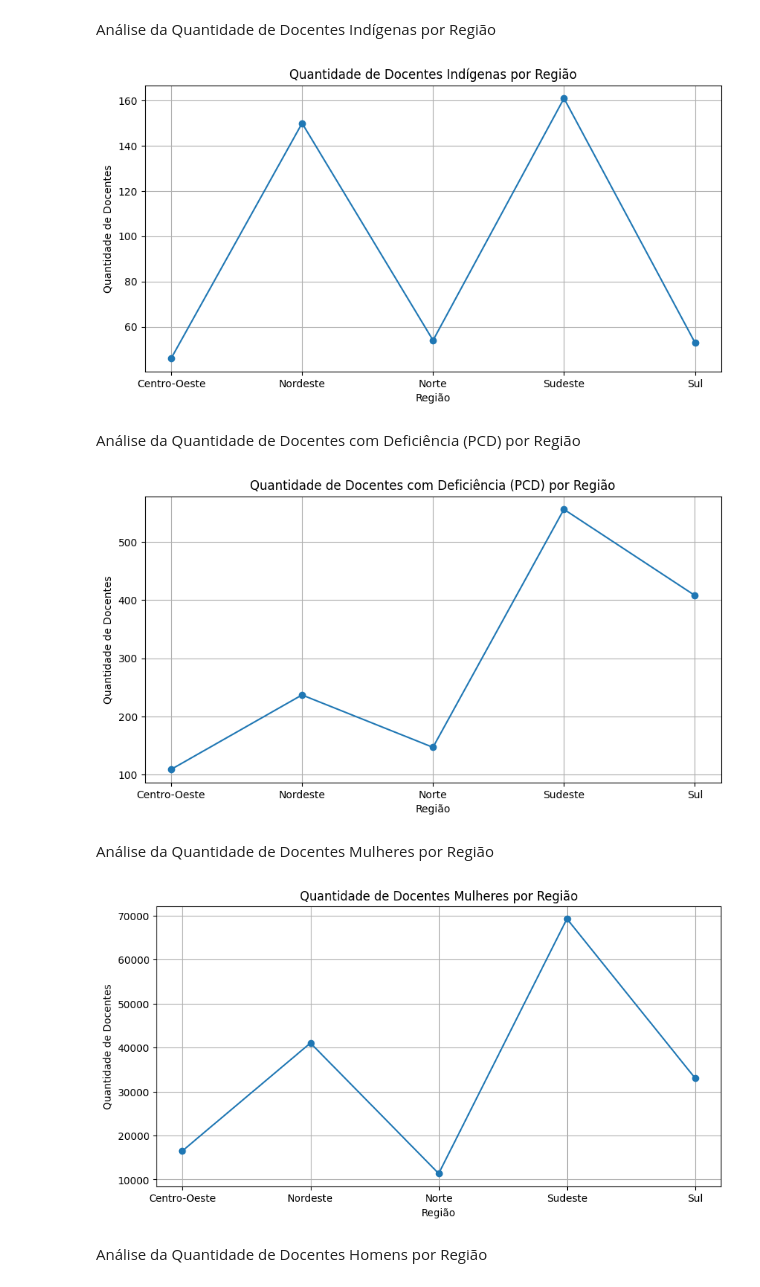
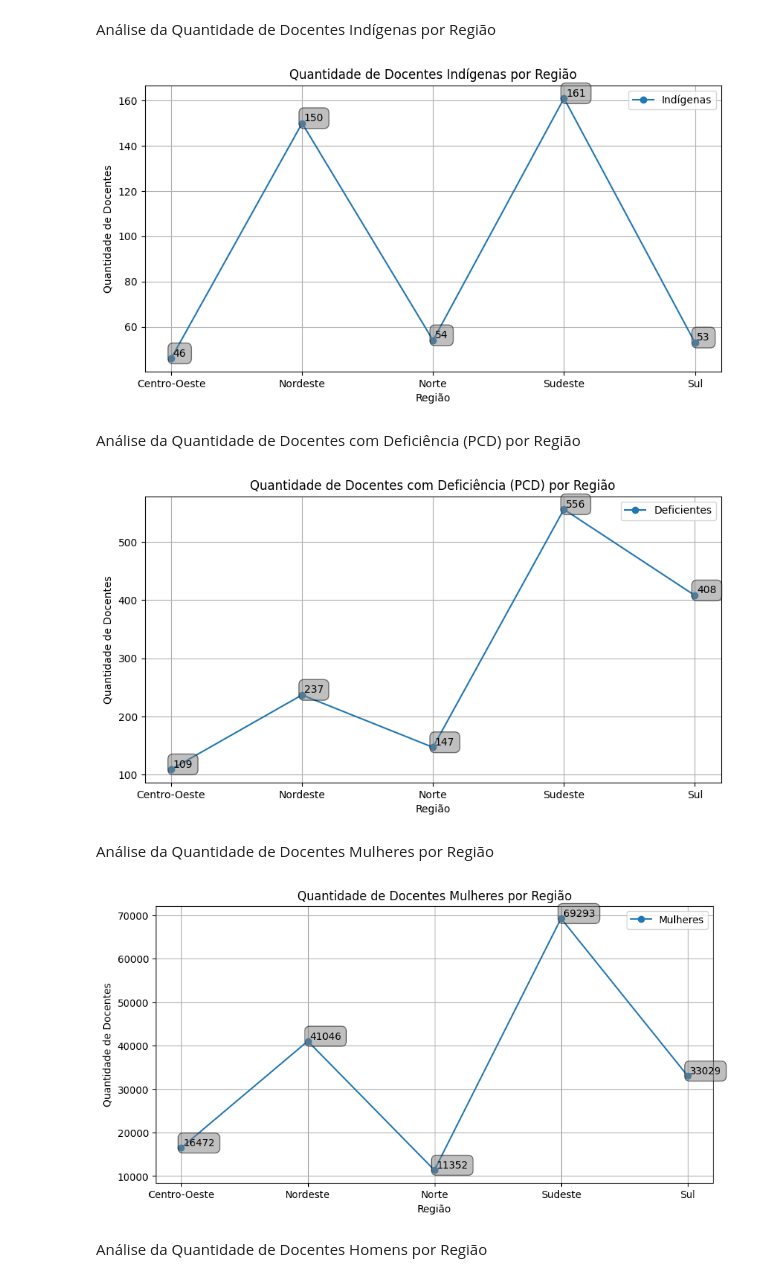
Before and after one commit to luanmenezesmatos/Kick-TrabalhoPython, a Jupyter notebook: script.ipynb, the cells around one changed output. Saved outputs shown, nothing was run; the diff lists cells and outputs as text; code cells hidden in the pictures.

```diff
--- a/script.ipynb
+++ b/script.ipynb
@@ -117,6 +146,16 @@ plt.ylabel('Quantidade de Docentes') # Legenda do eixo Y
 
 plt.grid(True) # Exibindo as linhas de grade
 
+plt.legend(['Amarelos']) # Exibindo a legenda (nome da linha) no gráfico
+
+# Mostrar o valor específico ao lado de cada ponto no gráfico
+for i, j in zip(dataDocAmarelosTotal.index, dataDocAmarelosTotal.values):
+  plt.annotate(str(j), xy=(i, j), xytext=(2, 2), textcoords='offset points', bbox=dict(boxstyle='round, pad=0.5', fc='gray', alpha=0.5))
+  # xy=(i, j) é o ponto onde será exibido o valor
+  # xytext=(2, 2) é o deslocamento do texto
+  # textcoords='offset points' é o tipo de coordenada do texto
+  # bbox=dict(boxstyle='round, pad=0.5', fc='gray', alpha=0.5) é o estilo da caixa do texto
+
 caminhoGrafico = os.path.join(os.getcwd() + '/arquivosGraficos', 'docentesAmarelosPorRegiao.png') # Caminho para a pasta onde será salvo o gráfico
 plt.savefig(caminhoGrafico) # Salvando o gráfico em uma imagem
 
@@ -139,12 +178,22 @@ plt.ylabel('Quantidade de Docentes') # Legenda do eixo Y
 
 plt.grid(True) # Exibindo as linhas de grade
 
+plt.legend(['Indígenas']) # Exibindo a legenda (nome da linha) no gráfico
+
+# Mostrar o valor específico ao lado de cada ponto no gráfico
+for i, j in zip(dataDocIndigenasTotal.index, dataDocIndigenasTotal.values):
+  plt.annotate(str(j), xy=(i, j), xytext=(2, 2), textcoords='offset points', bbox=dict(boxstyle='round, pad=0.5', fc='gray', alpha=0.5))
+  # xy=(i, j) é o ponto onde será exibido o valor
+  # xytext=(2, 2) é o deslocamento do texto
+  # textcoords='offset points' é o tipo de coordenada do texto
+  # bbox=dict(boxstyle='round, pad=0.5', fc='gray', alpha=0.5) é o estilo da caixa do texto
+
 caminhoGrafico = os.path.join(os.getcwd() + '/arquivosGraficos', 'docentesIndigenasPorRegiao.png') # Caminho para a pasta onde será salvo o gráfico
 plt.savefig(caminhoGrafico) # Salvando o gráfico em uma imagem
 
 plt.show() # Exibindo o gráfico
 # %% [output]
-[figure, old version]
+[figure, new version]
 # %% [markdown]
 Análise da Quantidade de Docentes com Deficiência (PCD) por Região
 # %%
@@ -161,34 +210,54 @@ plt.ylabel('Quantidade de Docentes') # Legenda do eixo Y
 
 plt.grid(True) # Exibindo as linhas de grade
 
+plt.legend(['Deficientes']) # Exibindo a legenda (nome da linha) no gráfico
+
+# Mostrar o valor específico ao lado de cada ponto no gráfico
+for i, j in zip(dataDocDeficientesTotal.index, dataDocDeficientesTotal.values):
+  plt.annotate(str(j), xy=(i, j), xytext=(2, 2), textcoords='offset points', bbox=dict(boxstyle='round, pad=0.5', fc='gray', alpha=0.5))
+  # xy=(i, j) é o ponto onde será exibido o valor
+  # xytext=(2, 2) é o deslocamento do texto
+  # textcoords='offset points' é o tipo de coordenada do texto
+  # bbox=dict(boxstyle='round, pad=0.5', fc='gray', alpha=0.5) é o estilo da caixa do texto
+
 caminhoGrafico = os.path.join(os.getcwd() + '/arquivosGraficos', 'docentesDeficientesPorRegiao.png') # Caminho para a pasta onde será salvo o gráfico
 plt.savefig(caminhoGrafico) # Salvando o gráfico em uma imagem
 
 plt.show() # Exibindo o gráfico
 # %% [output]
-[figure, old version]
+[figure, new version]
 # %% [markdown]
 Análise da Quantidade de Docentes Mulheres por Região
 # %%
 dataDocMulheresTotal = ies_df.groupby('NO_REGIAO_IES')['DOC_EX_FEMI'].sum()
 
 plt.plot(dataDocMulheresTotal.index, dataDocMulheresTotal.values, marker="o") # Plotando o gráfico de linhas
 
 plt.rcParams['figure.figsize'] = (10, 5) # Alterando o tamanho da figura
 
 plt.title('Quantidade de Docentes Mulheres por Região')
 
 plt.xlabel('Região') # Legenda do eixo X
 plt.ylabel('Quantidade de Docentes') # Legenda do eixo Y
 
 plt.grid(True) # Exibindo as linhas de grade
 
+plt.legend(['Mulheres']) # Exibindo a legenda (nome da linha) no gráfico
+
+# Mostrar o valor específico ao lado de cada ponto no gráfico
+for i, j in zip(dataDocMulheresTotal.index, dataDocMulheresTotal.values):
+  plt.annotate(str(j), xy=(i, j), xytext=(2, 2), textcoords='offset points', bbox=dict(boxstyle='round, pad=0.5', fc='gray', alpha=0.5))
+  # xy=(i, j) é o ponto onde será exibido o valor
+  # xytext=(2, 2) é o deslocamento do texto
+  # textcoords='offset points' é o tipo de coordenada do texto
+  # bbox=dict(boxstyle='round, pad=0.5', fc='gray', alpha=0.5) é o estilo da caixa do texto
+
 caminhoGrafico = os.path.join(os.getcwd() + '/arquivosGraficos', 'docentesMulheresPorRegiao.png') # Caminho para a pasta onde será salvo o gráfico
 plt.savefig(caminhoGrafico) # Salvando o gráfico em uma imagem
 
 plt.show() # Exibindo o gráfico
 # %% [output]
-[figure, old version]
+[figure, new version]
 # %% [markdown]
 Análise da Quantidade de Docentes Homens por Região
 # %%
```
Also changed, not shown: parts of 7 cells of this notebook, 42 other files.
